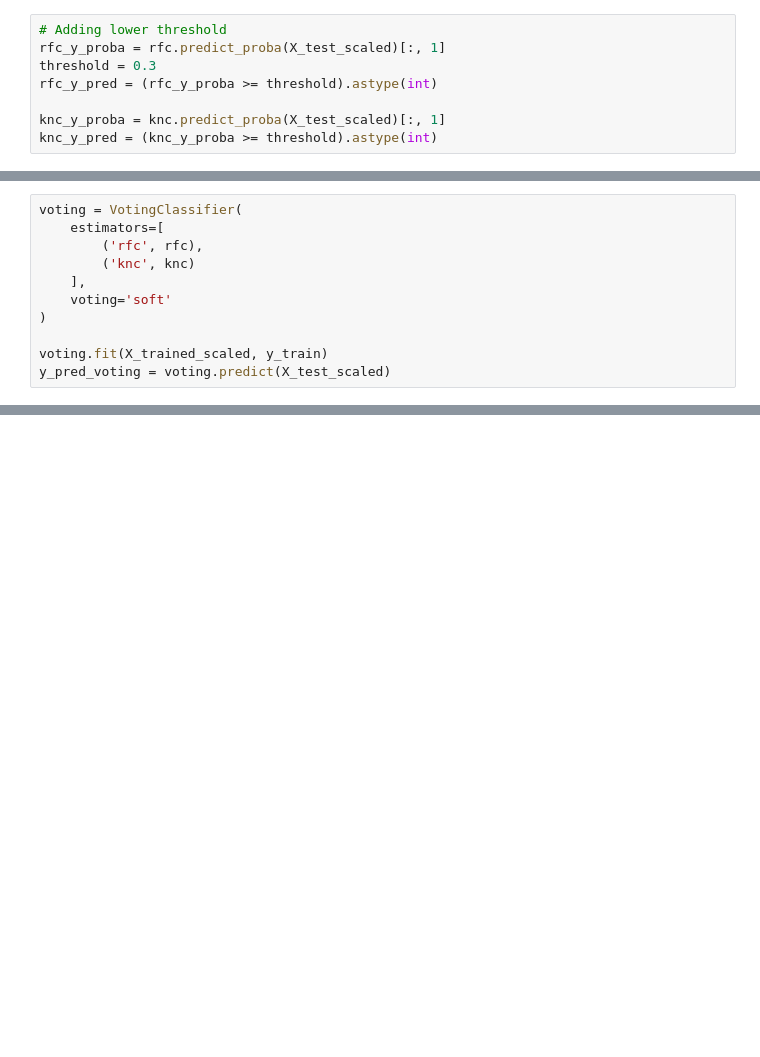
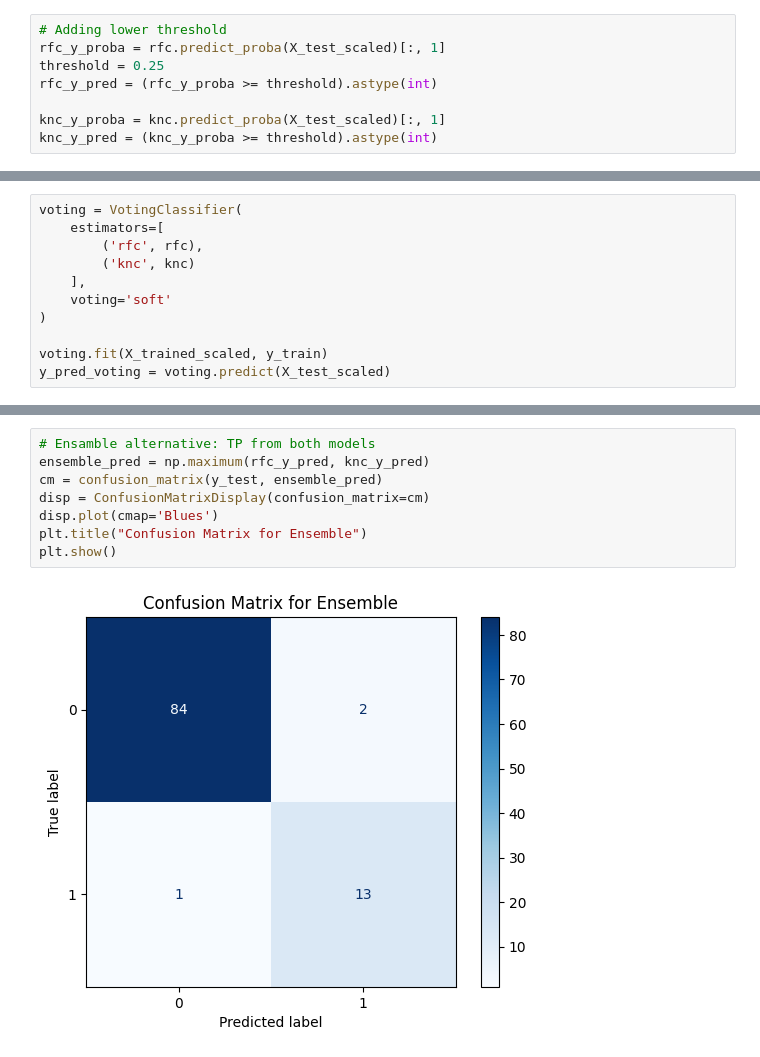
Before and after one commit to fendraq/ml_application_documents, a Jupyter notebook: model_training_mini_batch/pln_observation_prediction_knc_rfc.ipynb, the cells around one changed output, grey strips where cells are left out. Saved outputs shown, nothing was run; the diff lists cells and outputs as text; blank space fills up the shorter version.

```diff
--- a/model_training_mini_batch/pln_observation_prediction_knc_rfc.ipynb
+++ b/model_training_mini_batch/pln_observation_prediction_knc_rfc.ipynb
@@ -48,7 +48,7 @@ RandomForestClassifier(min_samples_split=5, n_estimators=150)
 # %%
 # Adding lower threshold
 rfc_y_proba = rfc.predict_proba(X_test_scaled)[:, 1]
-threshold = 0.3
+threshold = 0.25
 rfc_y_pred = (rfc_y_proba >= threshold).astype(int)
 
 knc_y_proba = knc.predict_proba(X_test_scaled)[:, 1]
@@ -131,3 +131,13 @@ plt.title("Confusion Matrix for Voting")
 plt.show()
 # %% [output]
 [figure]
+# %%
+# Ensamble alternative: TP from both models
+ensemble_pred = np.maximum(rfc_y_pred, knc_y_pred)
+cm = confusion_matrix(y_test, ensemble_pred)
+disp = ConfusionMatrixDisplay(confusion_matrix=cm)
+disp.plot(cmap='Blues')
+plt.title("Confusion Matrix for Ensemble")
+plt.show()
+# %% [output]
+[figure, added]
```
Also changed, not shown: parts of 1 cell of this notebook, 11 other files.
